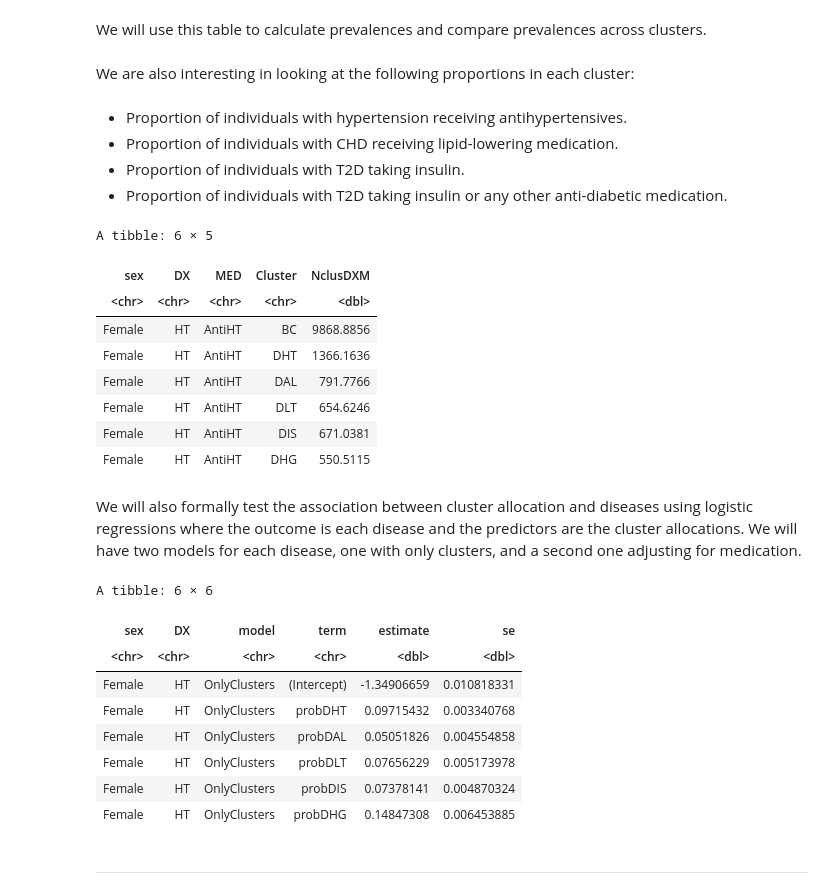
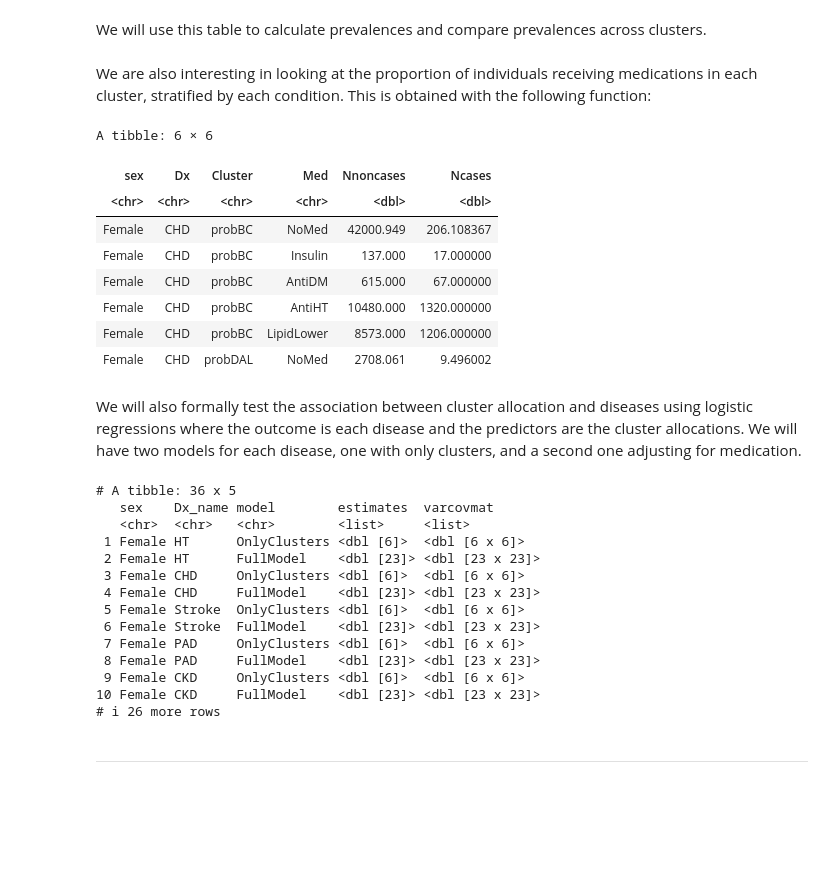
Before and after one commit to danielcoral/SOPHIA_Cross_Sectional, a Jupyter notebook: 03_ValClusOutcomes.ipynb, the cells around one changed output. Cells and saved outputs as stored; diff of their text form; code cells hidden in the pictures; blank space fills up the shorter version.

```diff
--- a/03_ValClusOutcomes.ipynb
+++ b/03_ValClusOutcomes.ipynb
@@ -221,0 +199,2 @@ print(alldat)
+# %%
+clusterdfs <- clusterprobcalc(ClusModDf = validclusmod, StratDat = strat_dat)
@@ -278,8 +265,4 @@ A tibble: 6 × 6
 # %% [markdown]
 To add covariate data to the `alldat` table we will do the following:
 # %%
-alldat <- mutate(
-    alldat,
-    data = map(data, inner_join, covar_dat, by = "eid")
-)
-print(alldat)
+clusterdfs <- addcovardat(X = clusterdfs, CovarDat = covar_dat)
@@ -322,26 +307,21 @@ A tibble: 6 × 5
 # %% [markdown]
 We will use this table to calculate prevalences and compare prevalences across clusters.
 # %% [markdown]
-We are also interesting in looking at the following proportions in each cluster:
+We are also interesting in looking at the proportion of individuals receiving medications in each cluster, stratified by each condition. This is obtained with the following function:
-# %% [markdown]
-- Proportion of individuals with hypertension receiving antihypertensives.
-- Proportion of individuals with CHD receiving lipid-lowering medication.
-- Proportion of individuals with T2D taking insulin.
-- Proportion of individuals with T2D taking insulin or any other anti-diabetic medication.
 # %%
-countspectxdf <- countspectxfx(alldat)
+countdxmed <- countdxmedfx(clusterdfs)
 # %%
-head(countspectxdf)
+head(countdxmed)
 # %% [output]
-A tibble: 6 × 5
+A tibble: 6 × 6
-| sex | DX | MED | Cluster | NclusDXM |
-| <chr> | <chr> | <chr> | <chr> | <dbl> |
-| Female | HT | AntiHT | BC | 9868.8856 |
-| Female | HT | AntiHT | DHT | 1366.1636 |
-| Female | HT | AntiHT | DAL | 791.7766 |
-| Female | HT | AntiHT | DLT | 654.6246 |
-| Female | HT | AntiHT | DIS | 671.0381 |
-| Female | HT | AntiHT | DHG | 550.5115 |
+| sex | Dx | Cluster | Med | Nnoncases | Ncases |
+| <chr> | <chr> | <chr> | <chr> | <dbl> | <dbl> |
+| Female | CHD | probBC | NoMed | 42000.949 | 206.108367 |
+| Female | CHD | probBC | Insulin | 137.000 | 17.000000 |
+| Female | CHD | probBC | AntiDM | 615.000 | 67.000000 |
+| Female | CHD | probBC | AntiHT | 10480.000 | 1320.000000 |
+| Female | CHD | probBC | LipidLower | 8573.000 | 1206.000000 |
+| Female | CHD | probDAL | NoMed | 2708.061 | 9.496002 |
 # %% [markdown]
 We will also formally test the association between cluster allocation and diseases using logistic regressions where the outcome is each disease and the predictors are the cluster allocations. We will have two models for each disease, one with only clusters, and a second one adjusting for medication.
 # %%
@@ -349,15 +329,20 @@ assocdxdf <- assocdxfx(alldat)
 # %%
-head(assocdxdf)
+print(assocdxdf)
 # %% [output]
-A tibble: 6 × 6
+# A tibble: 36 x 5
+   sex    Dx_name model        estimates  varcovmat
+   <chr>  <chr>   <chr>        <list>     <list>
+ 1 Female HT      OnlyClusters <dbl [6]>  <dbl [6 x 6]>
+ 2 Female HT      FullModel    <dbl [23]> <dbl [23 x 23]>
+ 3 Female CHD     OnlyClusters <dbl [6]>  <dbl [6 x 6]>
+ 4 Female CHD     FullModel    <dbl [23]> <dbl [23 x 23]>
+ 5 Female Stroke  OnlyClusters <dbl [6]>  <dbl [6 x 6]>
+ 6 Female Stroke  FullModel    <dbl [23]> <dbl [23 x 23]>
+ 7 Female PAD     OnlyClusters <dbl [6]>  <dbl [6 x 6]>
+ 8 Female PAD     FullModel    <dbl [23]> <dbl [23 x 23]>
+ 9 Female CKD     OnlyClusters <dbl [6]>  <dbl [6 x 6]>
+10 Female CKD     FullModel    <dbl [23]> <dbl [23 x 23]>
+# i 26 more rows
-| sex | DX | model | term | estimate | se |
-| <chr> | <chr> | <chr> | <chr> | <dbl> | <dbl> |
-| Female | HT | OnlyClusters | (Intercept) | -1.34906659 | 0.010818331 |
-| Female | HT | OnlyClusters | probDHT | 0.09715432 | 0.003340768 |
-| Female | HT | OnlyClusters | probDAL | 0.05051826 | 0.004554858 |
-| Female | HT | OnlyClusters | probDLT | 0.07656229 | 0.005173978 |
-| Female | HT | OnlyClusters | probDIS | 0.07378141 | 0.004870324 |
-| Female | HT | OnlyClusters | probDHG | 0.14847308 | 0.006453885 |
 # %% [markdown]
 ---
 # %% [markdown]
```
Also changed, not shown: parts of 81 cells of this notebook, 4 other files.
